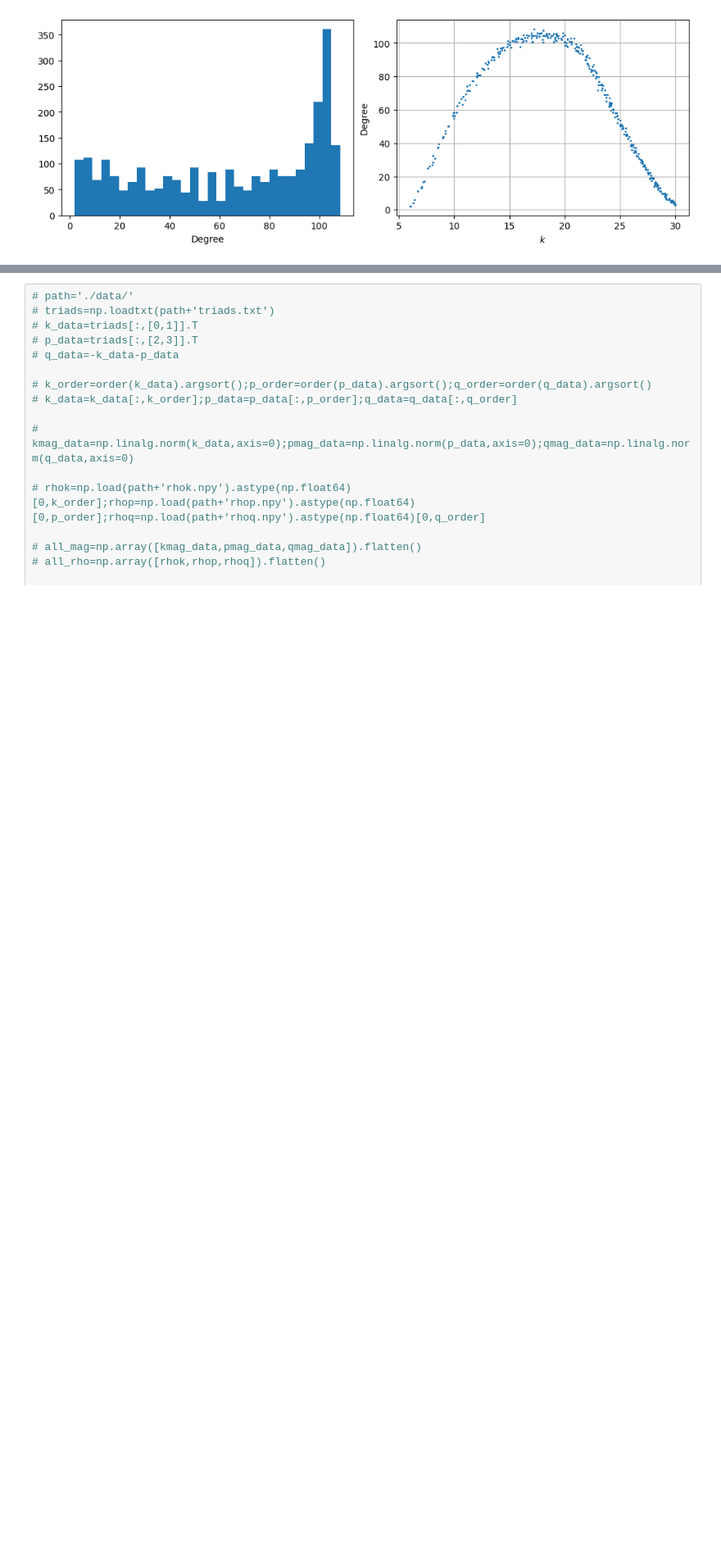
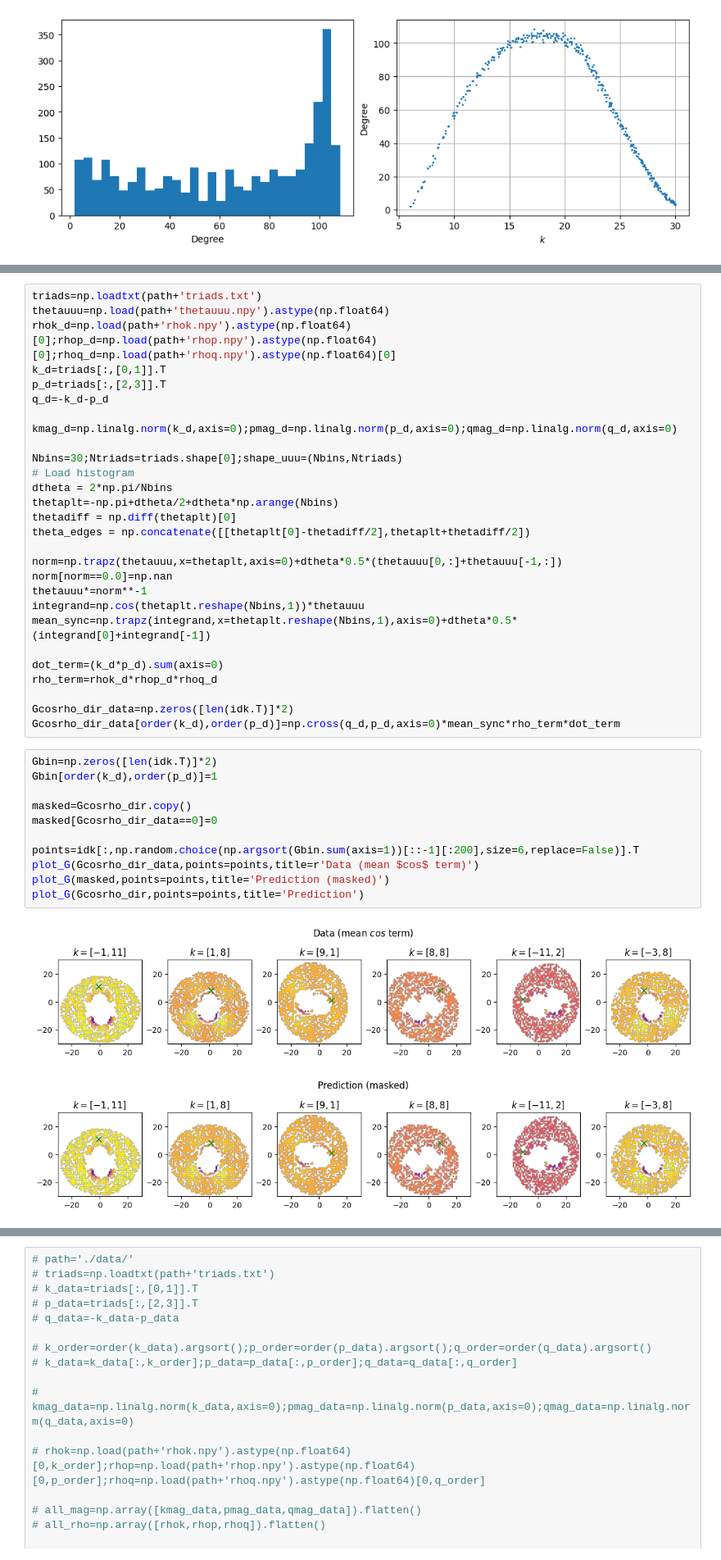
Before and after one commit to rbvogtiii/RSCAM_Networks-in-Turbulence, a Jupyter notebook: triads_simplified.ipynb, the cells around one changed output, grey strips where cells are left out. Shown at 82% size. Cells and saved outputs as stored; diff of their text form; blank space fills up the shorter version.

```diff
--- a/triads_simplified.ipynb
+++ b/triads_simplified.ipynb
@@ -81,0 +159,42 @@ thresh[(thresh>np.percentile(thresh,2.5))|(np.sign(thresh)==1)]=0;threshold_test
+# %%
+triads=np.loadtxt(path+'triads.txt')
+thetauuu=np.load(path+'thetauuu.npy').astype(np.float64)
+rhok_d=np.load(path+'rhok.npy').astype(np.float64)[0];rhop_d=np.load(path+'rhop.npy').astype(np.float64)[0];rhoq_d=np.load(path+'rhoq.npy').astype(np.float64)[0]
+k_d=triads[:,[0,1]].T
+p_d=triads[:,[2,3]].T
+q_d=-k_d-p_d
+
+kmag_d=np.linalg.norm(k_d,axis=0);pmag_d=np.linalg.norm(p_d,axis=0);qmag_d=np.linalg.norm(q_d,axis=0)
+
+Nbins=30;Ntriads=triads.shape[0];shape_uuu=(Nbins,Ntriads)
+# Load histogram
+dtheta = 2*np.pi/Nbins
+thetaplt=-np.pi+dtheta/2+dtheta*np.arange(Nbins)
+thetadiff = np.diff(thetaplt)[0]
+theta_edges = np.concatenate([[thetaplt[0]-thetadiff/2],thetaplt+thetadiff/2])
+
+norm=np.trapz(thetauuu,x=thetaplt,axis=0)+dtheta*0.5*(thetauuu[0,:]+thetauuu[-1,:])
+norm[norm==0.0]=np.nan
+thetauuu*=norm**-1
+integrand=np.cos(thetaplt.reshape(Nbins,1))*thetauuu
+mean_sync=np.trapz(integrand,x=thetaplt.reshape(Nbins,1),axis=0)+dtheta*0.5*(integrand[0]+integrand[-1])
+
+dot_term=(k_d*p_d).sum(axis=0)
+rho_term=rhok_d*rhop_d*rhoq_d
+
+Gcosrho_dir_data=np.zeros([len(idk.T)]*2)
+Gcosrho_dir_data[order(k_d),order(p_d)]=np.cross(q_d,p_d,axis=0)*mean_sync*rho_term*dot_term
+# %%
+Gbin=np.zeros([len(idk.T)]*2)
+Gbin[order(k_d),order(p_d)]=1
+
+masked=Gcosrho_dir.copy()
+masked[Gcosrho_dir_data==0]=0
+
+points=idk[:,np.random.choice(np.argsort(Gbin.sum(axis=1))[::-1][:200],size=6,replace=False)].T
+plot_G(Gcosrho_dir_data,points=points,title=r'Data (mean $cos$ term)')
+plot_G(masked,points=points,title='Prediction (masked)')
+plot_G(Gcosrho_dir,points=points,title='Prediction')
+# %% [output]
+[figure, added]
+[figure, added]
```
Also changed, not shown: parts of 14 cells of this notebook.
